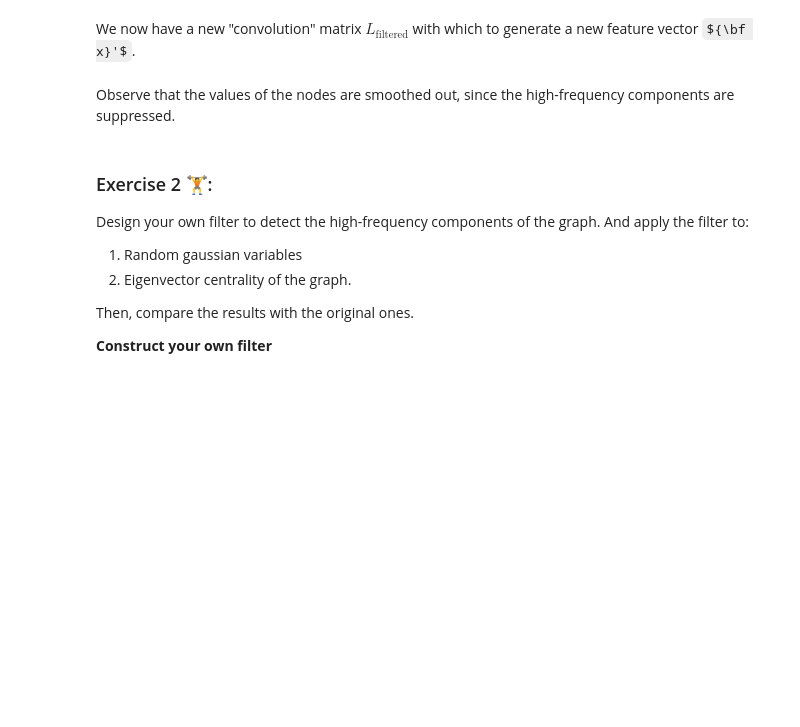
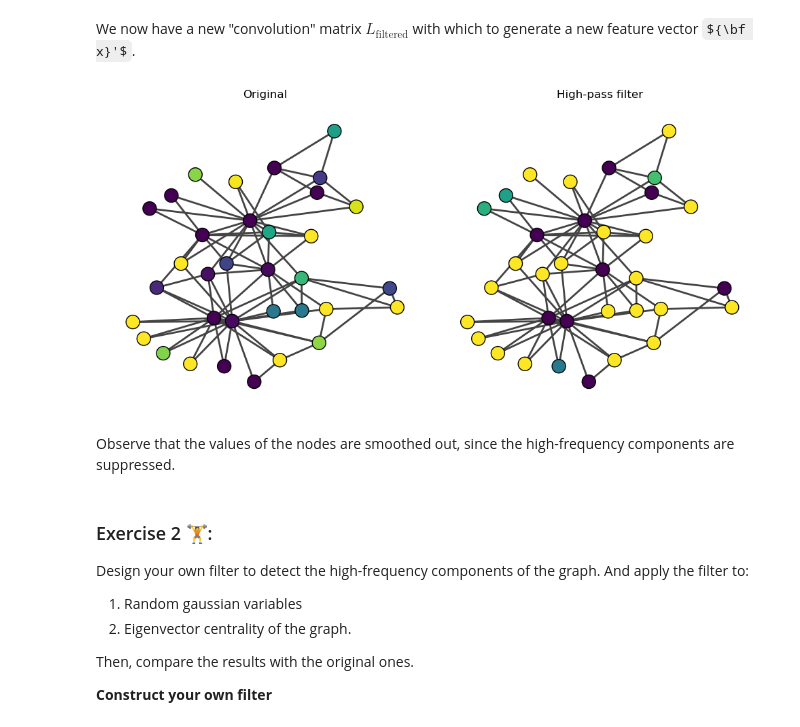
Before and after one commit to skojaku/adv-net-sci, a Jupyter notebook: notebooks/exercise-m09-graph-neural-net.ipynb, the cells around one changed output. Cells and saved outputs as stored; diff of their text form; code cells hidden in the pictures; some formulas as TeX source; blank space fills up the shorter version.

```diff
--- a/notebooks/exercise-m09-graph-neural-net.ipynb
+++ b/notebooks/exercise-m09-graph-neural-net.ipynb
@@ -293,7 +314,7 @@ plt.show()
 # %% [markdown]
 Using this filter, we reconstruct the Laplacian matrix.
 # %%
-L_filtered = eigvecs @ np.diag(eigvals_filtered) @ eigvecs.T
+L_filtered = eigvecs @ np.diag(eigvals) @ eigvecs.T
 # %%
 
 fig, axes = plt.subplots(1, 2, figsize=(10, 5))
@@ -308,15 +332,17 @@ x_prime = L_filtered @ x
 # %%
 fig, axes = plt.subplots(1, 2, figsize=(10, 5), )
 palette = sns.color_palette("viridis", as_cmap=True)
-norm = mpl.colors.Normalize(vmin=-0.3, vmax=0.3)
+norm = mpl.colors.Normalize(vmin=-0.8, vmax=0.8)
 
 ig.plot(G, vertex_color=[palette(norm(_x)) for _x in x], bbox=(0, 0, 500, 500), vertex_size=20, target=axes[0])
 axes[0].set_title("Original")
 
 ig.plot(G, vertex_color=[palette(norm(_x)) for _x in x_prime], bbox=(0, 0, 500, 500), vertex_size=20, target=axes[1])
 axes[1].set_title("High-pass filter")
 
 fig.tight_layout()
+# %% [output]
+[figure, added]
 # %% [markdown]
 Observe that the values of the nodes are smoothed out, since the high-frequency components are suppressed.
 # %% [markdown]
```
Also changed, not shown: parts of 29 cells of this notebook, 3 other files.
